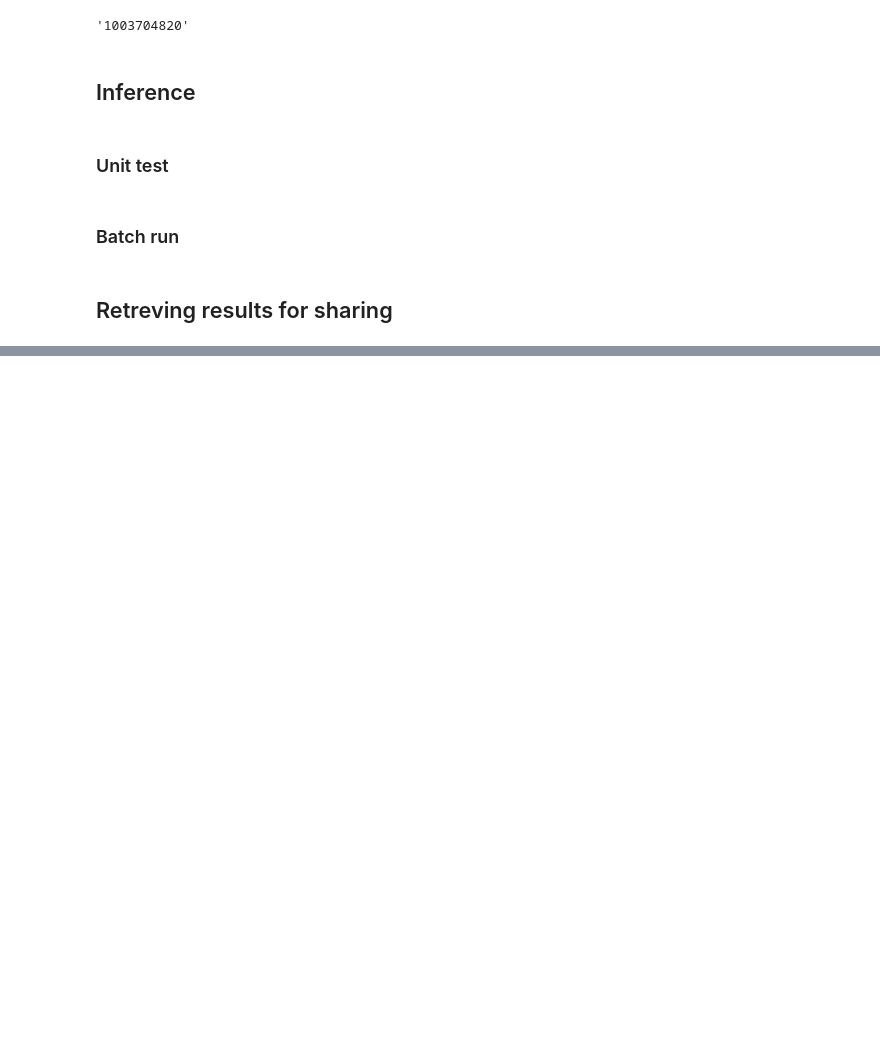
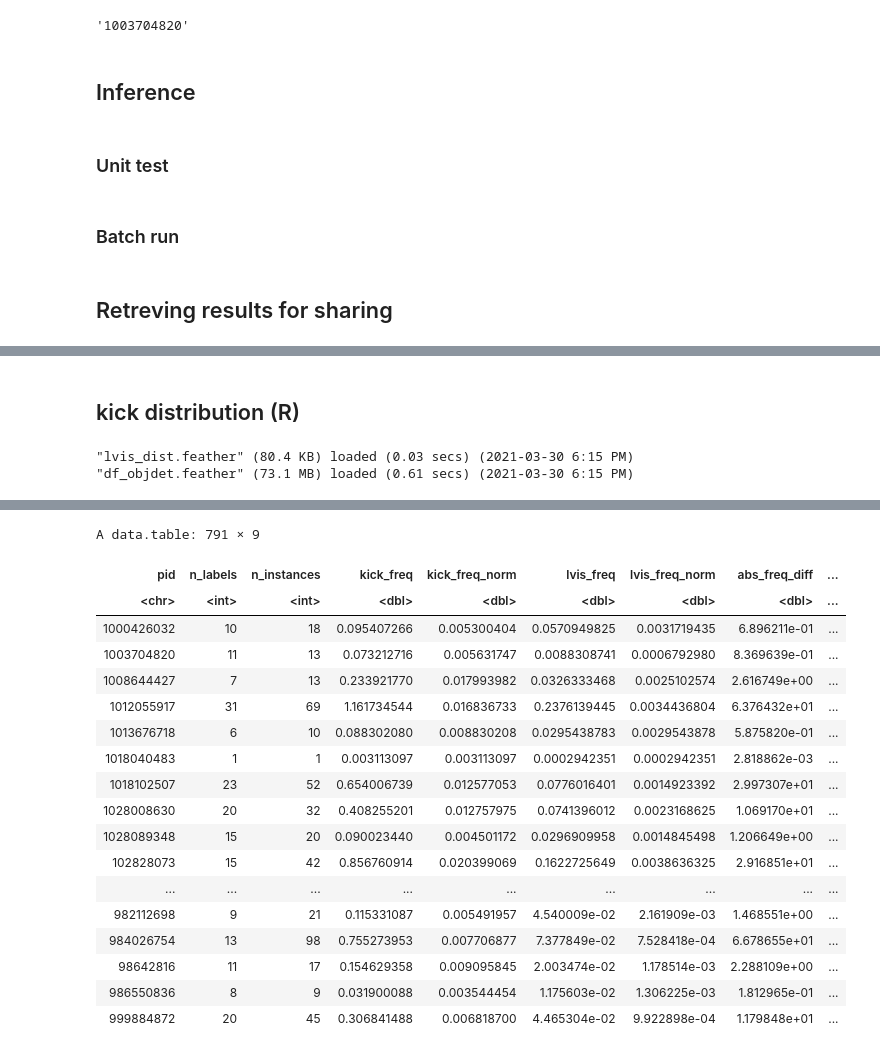
Before and after one commit to XiaomoWu/Construal, a Jupyter notebook: CS-object.ipynb, the cells around one changed output, grey strips where cells are left out. Cells and saved outputs as stored; diff of their text form; code cells hidden in the pictures; blank space fills up the shorter version.

```diff
--- a/CS-object.ipynb
+++ b/CS-object.ipynb
@@ -246,0 +234,48 @@ for i, pid in enumerate(os.listdir(root_dir)):
+# %% [markdown]
+## kick distribution (R)
+# %%
+ld(lvis_dist, force=T) # dist of LVIS
+ld(df_objdet) # object detection results
+# %% [output]
+"lvis_dist.feather" (80.4 KB) loaded (0.03 secs) (2021-03-30 6:15 PM)
+"df_objdet.feather" (73.1 MB) loaded (0.61 secs) (2021-03-30 6:15 PM)
+# %%
+kick = df_objdet[prob>=0.5, .(kick_freq=.N),
+      keyby=.(label_id)
+    ][, .(label_id, kick_freq=kick_freq/sum(kick_freq))]
+
+dist = lvis_dist[, .(label_id=id, lvis_freq=instance_count)
+    ][kick, on=.(label_id), nomatch=NULL
+    ][, ':='(lvis_freq=lvis_freq/sum(lvis_freq))
+    ][, ':='(is_kick_more=sign(kick_freq-lvis_freq))]
+# %%
+# plot_ly(dist, x=~label_id, y=~lvis_freq, type='bar', name='LVIS') %>%
+#     add_trace(y=~kick_freq, name='Kickstart') %>%
+#     plotly::layout(barmode='group')
+
+kick_dist = df_objdet[prob>=0.5, .(inst_count=.N), keyby=.(pid, label_id)
+    ][dist, on=.(label_id), nomatch=NULL
+    ][, {
+      n_labels=uniqueN(label_id)
+      n_instances=sum(inst_count)
+
+      kick_freq=sum(kick_freq*inst_count)
+      kick_freq_norm=kick_freq/n_instances
+
+      lvis_freq=sum(lvis_freq*inst_count)
+      lvis_freq_norm=lvis_freq/n_instances
+
+      abs_freq_diff=abs(sum(kick_freq*inst_count)-sum(lvis_freq*inst_count))
+      sign_freq_diff=sign(sum(is_kick_more*inst_count))
+
+
+      list(n_labels=n_labels, n_instances=n_instances, kick_freq=kick_freq,
+           kick_freq_norm=kick_freq_norm, lvis_freq=lvis_freq,
+           lvis_freq_norm=lvis_freq_norm,
+           abs_freq_diff=abs_freq_diff, sign_freq_diff=sign_freq_diff)
+      },
+      keyby=.(pid)]
+# %%
+sv(kick_dist)
+kick_dist
+# %% [output]
@@ -246,0 +283,19 @@ for i, pid in enumerate(os.listdir(root_dir)):
+A data.table: 791 × 9
+| pid | n_labels | n_instances | kick_freq | kick_freq_norm | lvis_freq | lvis_freq_norm | abs_freq_diff | ... |
+| <chr> | <int> | <int> | <dbl> | <dbl> | <dbl> | <dbl> | <dbl> | ... |
+| 1000426032 | 10 | 18 | 0.095407266 | 0.005300404 | 0.0570949825 | 0.0031719435 | 6.896211e-01 | ... |
+| 1003704820 | 11 | 13 | 0.073212716 | 0.005631747 | 0.0088308741 | 0.0006792980 | 8.369639e-01 | ... |
+| 1008644427 | 7 | 13 | 0.233921770 | 0.017993982 | 0.0326333468 | 0.0025102574 | 2.616749e+00 | ... |
+| 1012055917 | 31 | 69 | 1.161734544 | 0.016836733 | 0.2376139445 | 0.0034436804 | 6.376432e+01 | ... |
+| 1013676718 | 6 | 10 | 0.088302080 | 0.008830208 | 0.0295438783 | 0.0029543878 | 5.875820e-01 | ... |
+| 1018040483 | 1 | 1 | 0.003113097 | 0.003113097 | 0.0002942351 | 0.0002942351 | 2.818862e-03 | ... |
+| 1018102507 | 23 | 52 | 0.654006739 | 0.012577053 | 0.0776016401 | 0.0014923392 | 2.997307e+01 | ... |
+| 1028008630 | 20 | 32 | 0.408255201 | 0.012757975 | 0.0741396012 | 0.0023168625 | 1.069170e+01 | ... |
+| 1028089348 | 15 | 20 | 0.090023440 | 0.004501172 | 0.0296909958 | 0.0014845498 | 1.206649e+00 | ... |
+| 102828073 | 15 | 42 | 0.856760914 | 0.020399069 | 0.1622725649 | 0.0038636325 | 2.916851e+01 | ... |
+| ... | ... | ... | ... | ... | ... | ... | ... | ... |
+| 982112698 | 9 | 21 | 0.115331087 | 0.005491957 | 4.540009e-02 | 2.161909e-03 | 1.468551e+00 | ... |
+| 984026754 | 13 | 98 | 0.755273953 | 0.007706877 | 7.377849e-02 | 7.528418e-04 | 6.678655e+01 | ... |
+| 98642816 | 11 | 17 | 0.154629358 | 0.009095845 | 2.003474e-02 | 1.178514e-03 | 2.288109e+00 | ... |
+| 986550836 | 8 | 9 | 0.031900088 | 0.003544454 | 1.175603e-02 | 1.306225e-03 | 1.812965e-01 | ... |
+| 999884872 | 20 | 45 | 0.306841488 | 0.006818700 | 4.465304e-02 | 9.922898e-04 | 1.179848e+01 | ... |
```
Also changed, not shown: parts of 11 cells of this notebook, 2 other files.
